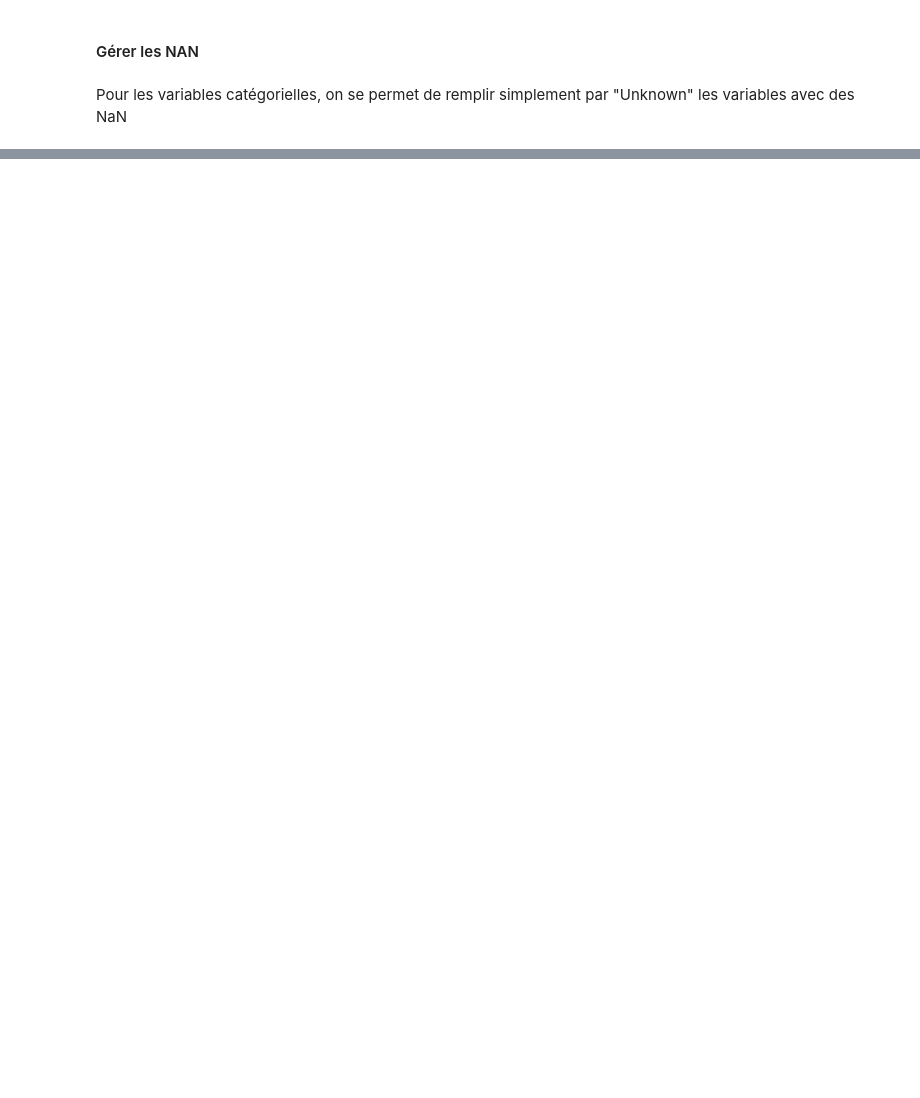
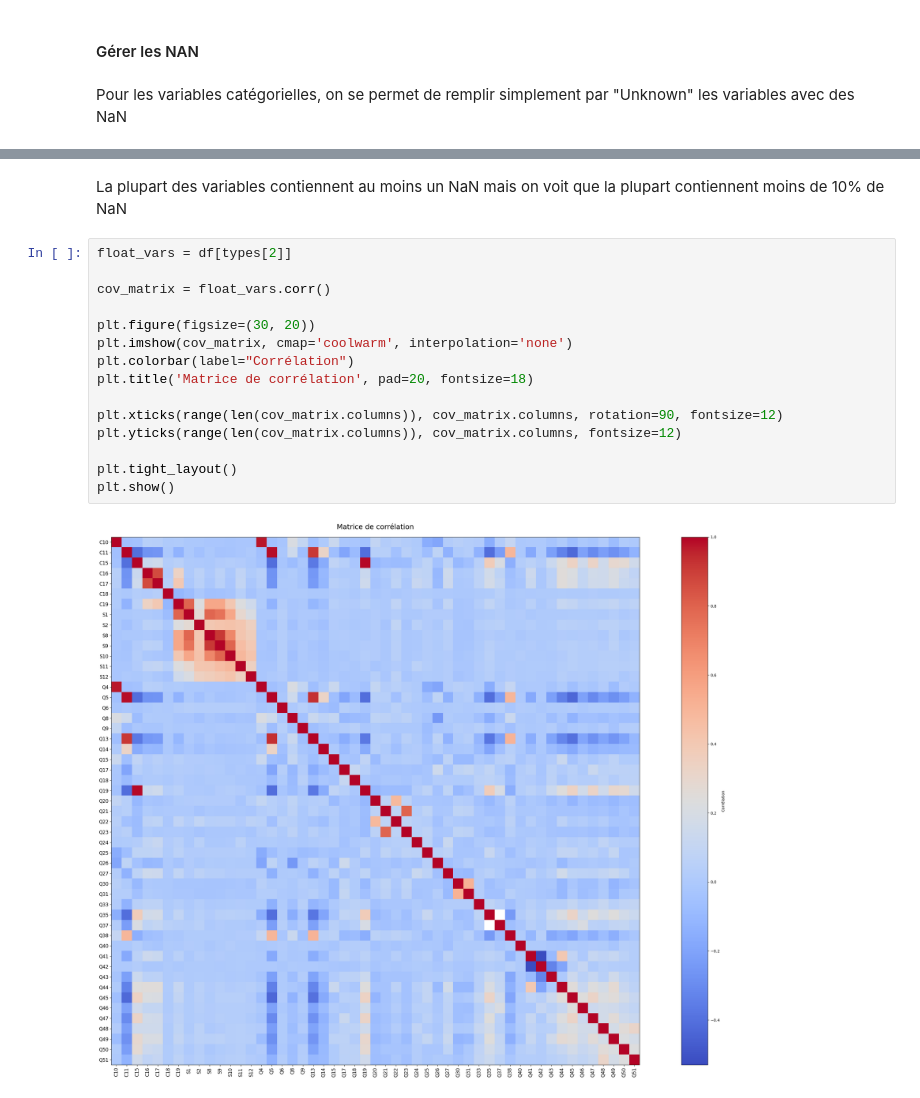
Before and after one commit to QMoayedpour/SGProject, a Jupyter notebook: ntbk/main.ipynb, the cells around one changed output, grey strips where cells are left out. Drawn from its saved outputs; the diff is of its cells as text; blank space fills up the shorter version.

```diff
--- a/ntbk/main.ipynb
+++ b/ntbk/main.ipynb
@@ -155,0 +163,19 @@ Quantitative
+# %% [markdown]
+La plupart des variables contiennent au moins un NaN mais on voit que la plupart contiennent moins de 10% de NaN
+# %%
+float_vars = df[types[2]]
+
+cov_matrix = float_vars.corr()
+
+plt.figure(figsize=(30, 20))
+plt.imshow(cov_matrix, cmap='coolwarm', interpolation='none')
+plt.colorbar(label="Corrélation")
+plt.title('Matrice de corrélation', pad=20, fontsize=18)
+
+plt.xticks(range(len(cov_matrix.columns)), cov_matrix.columns, rotation=90, fontsize=12)
+plt.yticks(range(len(cov_matrix.columns)), cov_matrix.columns, fontsize=12)
+
+plt.tight_layout()
+plt.show()
+# %% [output]
+[figure, added]
```
Also changed, not shown: parts of 19 cells of this notebook, 2 other files.
